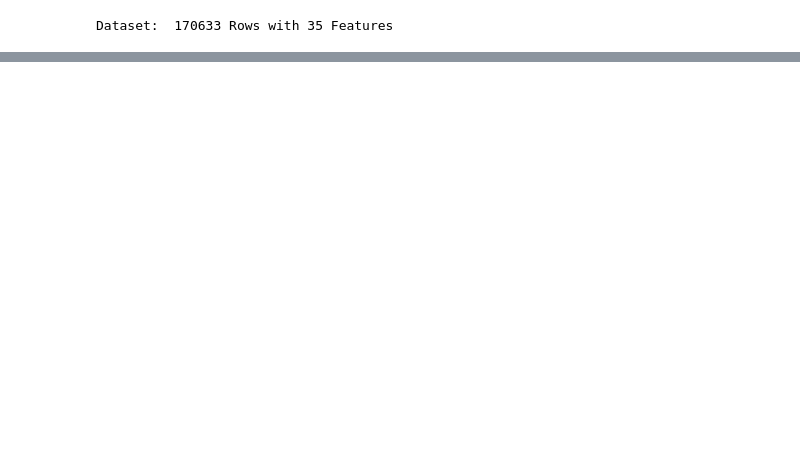
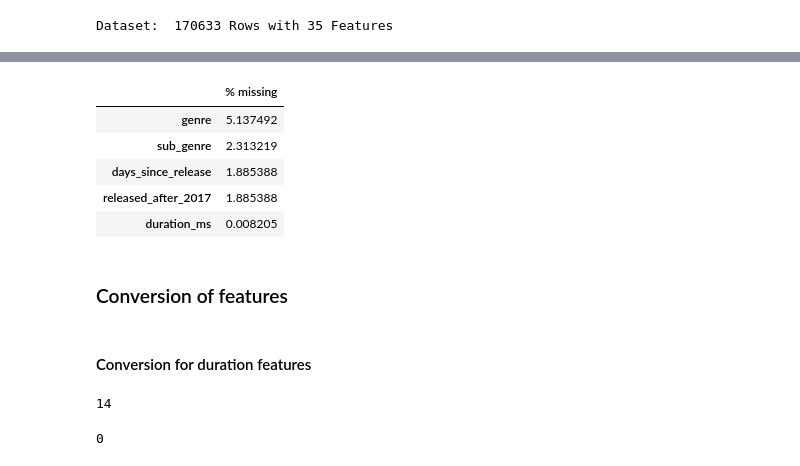
Before and after one commit to MaxiTrien/spotify-data-science-project, a Jupyter notebook: data_cleaning.ipynb, the cells around one changed output, grey strips where cells are left out. Drawn from its saved outputs; the diff is of its cells as text; code cells hidden in the pictures; blank space fills up the shorter version.

```diff
--- a/data_cleaning.ipynb
+++ b/data_cleaning.ipynb
@@ -565,0 +541,27 @@ missing.loc[~(missing==0).all(axis=1)]
+# %%
+# How many missing data is left
+missing = pd.DataFrame(df.isna().sum() / df.isna().count() * 100).rename(columns={0:'% missing'}).sort_values(by='% missing', ascending=False)
+missing.loc[~(missing==0).all(axis=1)]
+# %% [output]
+|  | % missing |
+| genre | 5.137492 |
+| sub_genre | 2.313219 |
+| days_since_release | 1.885388 |
+| released_after_2017 | 1.885388 |
+| duration_ms | 0.008205 |
+# %% [markdown]
+### Conversion of features
+# %% [markdown]
+#### Conversion for duration features
+# %%
+# Convert these values to NaN values
+df['duration_ms'] = pd.to_numeric(df['duration_ms'], errors='coerce')
+df['duration_ms'].isnull().sum()
+# %% [output]
+14
+# %%
+# Possibility of takeing average numeric value for the 19 missing values
+df['duration_ms'].fillna(df['duration_ms'].mean(), inplace=True)
+df['duration_ms'].isnull().sum()
+# %% [output]
+0
```
Also changed, not shown: parts of 25 cells of this notebook.
